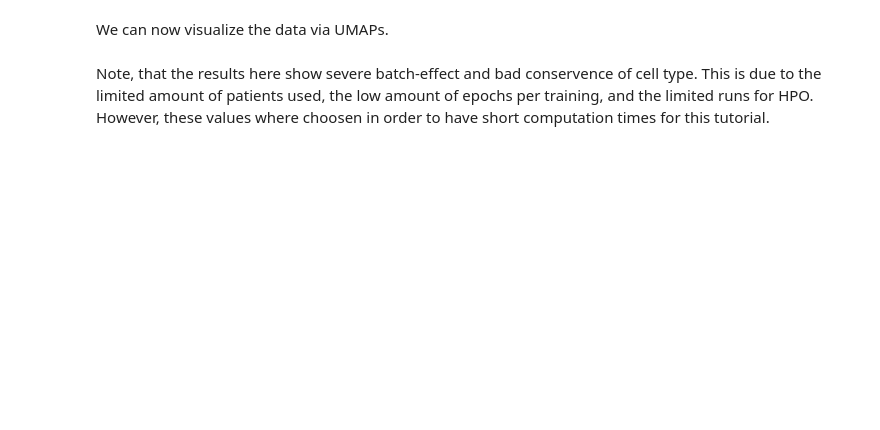
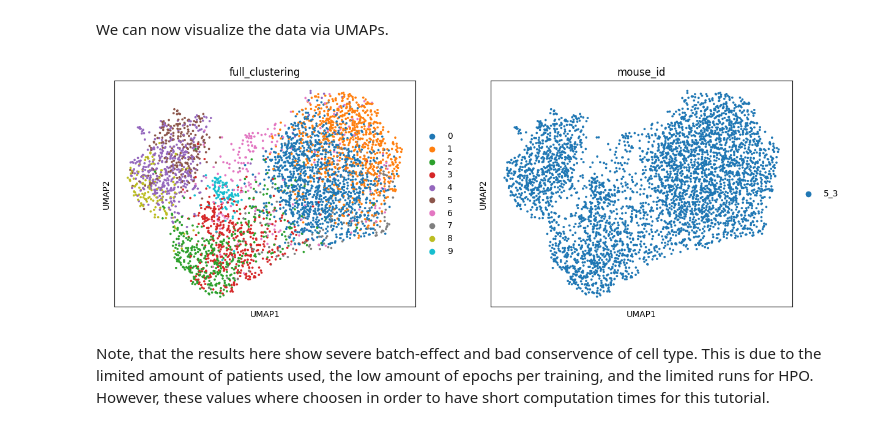
Before and after one commit to YifanZ94/Bio_CRC, a Jupyter notebook: mvTCR/mvTCR/02_training_analysis.ipynb, the cells around one changed output. Saved outputs shown, nothing was run; the diff lists cells and outputs as text; code cells hidden in the pictures; blank space fills up the shorter version.

```diff
--- a/mvTCR/mvTCR/02_training_analysis.ipynb
+++ b/mvTCR/mvTCR/02_training_analysis.ipynb
@@ -24,6 +43,18 @@ To enable the following instructions: AVX2 AVX512F AVX512_VNNI FMA, in other ope
 ## Data Preperation
 First we load the data we just created (01_preprocessing notebook) via the Scanpy API. The train-val split is already there.
 # %%
-adata = sc.read_h5ad('v7_avidity.h5ad')
-adata.obs['set'].value_counts()
+adata = sc.read_h5ad('p1_preprocessed.h5ad')
+print("Data shape:", adata.shape)
+print("Columns in obs:", list(adata.obs.columns))
+print("Columns in obsm:", list(adata.obsm.keys()))
+print("Train/val split:")
+print(adata.obs['set'].value_counts())
+
+# Perform basic clustering to create cell type annotations
+print("\nPerforming basic clustering...")
+sc.pp.neighbors(adata, n_neighbors=15, n_pcs=40)
+sc.tl.leiden(adata, resolution=0.5)
+adata.obs['full_clustering'] = adata.obs['leiden']
+print("Created full_clustering column with values:")
+print(adata.obs['full_clustering'].value_counts())
 # %% [output]
@@ -52,14 +96,20 @@ We need to proivde the model a couple of parameters:
 - conditional: name of a conditional variable (see preprocessing). The model partially removes batch effects over this column.
 - n_epoch: amounts of epochs to train the model. For the paper we used 200 epochs. For showcasing however, we will reduce it to 5.
 # %%
+import os
+
+# Create save directory if it doesn't exist
+save_path = '../saved_models/haniffa_tutorial'
+os.makedirs(save_path, exist_ok=True)
+
 params_experiment = {
-    'study_name': 'haniffa_tutorial',
+    'study_name': 'LEE',
     'comet_workspace': None,
     'model_name': 'moe',
     'balanced_sampling': 'clonotype',
     'metadata': [],
-    'save_path': '../saved_models/haniffa_tutorial',
-    'conditional': 'patient_id_ohe',
+    'save_path': save_path,
+    'conditional': 'mouse_id_ohe',
     'n_epochs': 10,
 }
 # %% [markdown]
@@ -80,8 +130,20 @@ Finally, we need to specificy a couple of parameters for running the training. T
 # %%
 from mvtcr.models.model_selection import run_model_selection
 
+# Note: The previous error was due to using 'patient_id_ohe' instead of 'mouse_id_ohe'
+# This has been fixed in the params_experiment configuration above
+# n_samples specifies the number of Optuna trials (i.e., different hyperparameter configurations) to run during model selection.
+# Here, n_samples=3 means that 3 separate trials will be executed to find the best model.
+
+# The training target is to optimize the model to preserve both clonotype
+#  and cell type information,
+# as specified in the 'params_optimization' dictionary:
+# 'prediction_labels': {'clonotype': 1, 'full_clustering': 1}
+# This means the model is trained to predict both the clonotype
+#  and the cell type ("full_clustering" column).
+
 timeout = (20*60)
-n_samples = 3
+n_samples = 1
 n_gpus = 1
 seed = 42
 run_model_selection(adata, params_experiment, params_optimization, n_samples, timeout, n_gpus, sampler_seed=seed)
@@ -122,6 +267,8 @@ We can now visualize the data via UMAPs.
 # %%
 sc.pp.neighbors(latent_moe, use_rep='X')
 sc.tl.umap(latent_moe)
-sc.pl.umap(latent_moe, color=['full_clustering', 'sample_id'])
+sc.pl.umap(latent_moe, color=['full_clustering', 'mouse_id'])
+# %% [output]
+[figure, added]
 # %% [markdown]
 Note, that the results here show severe batch-effect and bad conservence of cell type. This is due to the limited amount of patients used, the low amount of epochs per training, and the limited runs for HPO. However, these values where choosen in order to have  short computation times for this tutorial.
```
Also changed, not shown: parts of 10 cells of this notebook, 4 other files.
